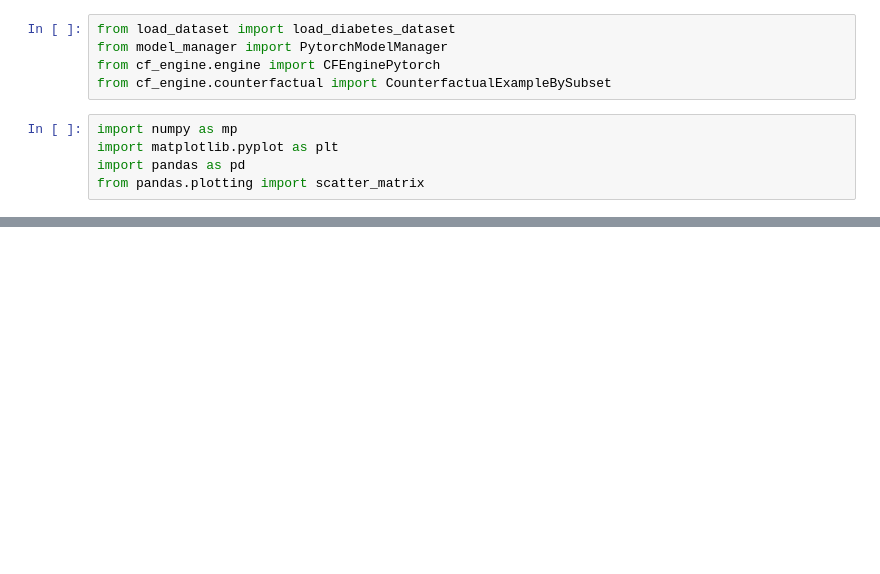
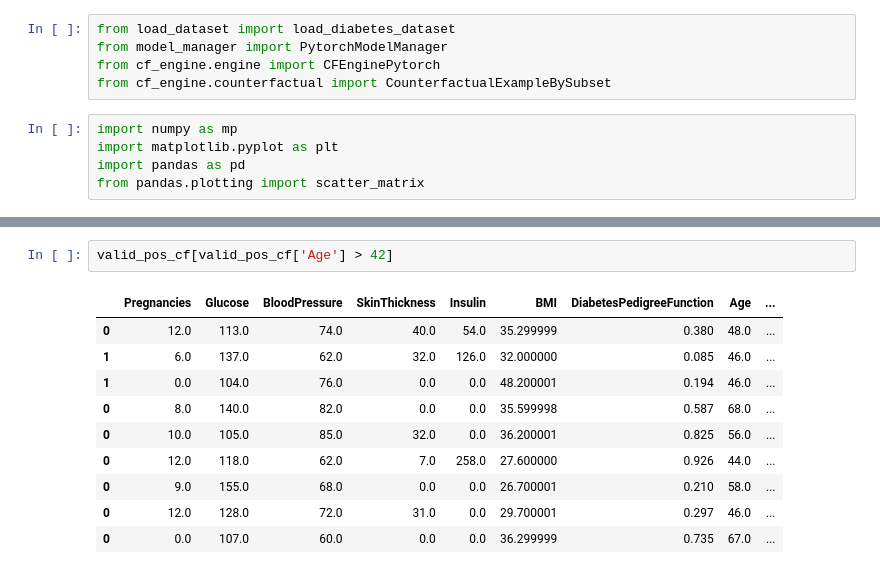
Before and after one commit to ChengFR/DECE-research, a Jupyter notebook: notebooks/Diabetes_dataset.ipynb, the cells around one changed output, grey strips where cells are left out. Drawn from its saved outputs; the diff is of its cells as text; blank space fills up the shorter version.

```diff
--- a/notebooks/Diabetes_dataset.ipynb
+++ b/notebooks/Diabetes_dataset.ipynb
@@ -43,0 +157,13 @@ Epoch: 39, loss=0.326, train_accuracy=0.779, test_accuracy=0.799
+# %%
+valid_pos_cf[valid_pos_cf['Age'] > 42]
+# %% [output]
+|  | Pregnancies | Glucose | BloodPressure | SkinThickness | Insulin | BMI | DiabetesPedigreeFunction | Age | ... |
+| 0 | 12.0 | 113.0 | 74.0 | 40.0 | 54.0 | 35.299999 | 0.380 | 48.0 | ... |
+| 1 | 6.0 | 137.0 | 62.0 | 32.0 | 126.0 | 32.000000 | 0.085 | 46.0 | ... |
+| 1 | 0.0 | 104.0 | 76.0 | 0.0 | 0.0 | 48.200001 | 0.194 | 46.0 | ... |
+| 0 | 8.0 | 140.0 | 82.0 | 0.0 | 0.0 | 35.599998 | 0.587 | 68.0 | ... |
+| 0 | 10.0 | 105.0 | 85.0 | 32.0 | 0.0 | 36.200001 | 0.825 | 56.0 | ... |
+| 0 | 12.0 | 118.0 | 62.0 | 7.0 | 258.0 | 27.600000 | 0.926 | 44.0 | ... |
+| 0 | 9.0 | 155.0 | 68.0 | 0.0 | 0.0 | 26.700001 | 0.210 | 58.0 | ... |
+| 0 | 12.0 | 128.0 | 72.0 | 31.0 | 0.0 | 29.700001 | 0.297 | 46.0 | ... |
+| 0 | 0.0 | 107.0 | 60.0 | 0.0 | 0.0 | 36.299999 | 0.735 | 67.0 | ... |
```
Also changed, not shown: parts of 10 cells of this notebook, 5 other files.
